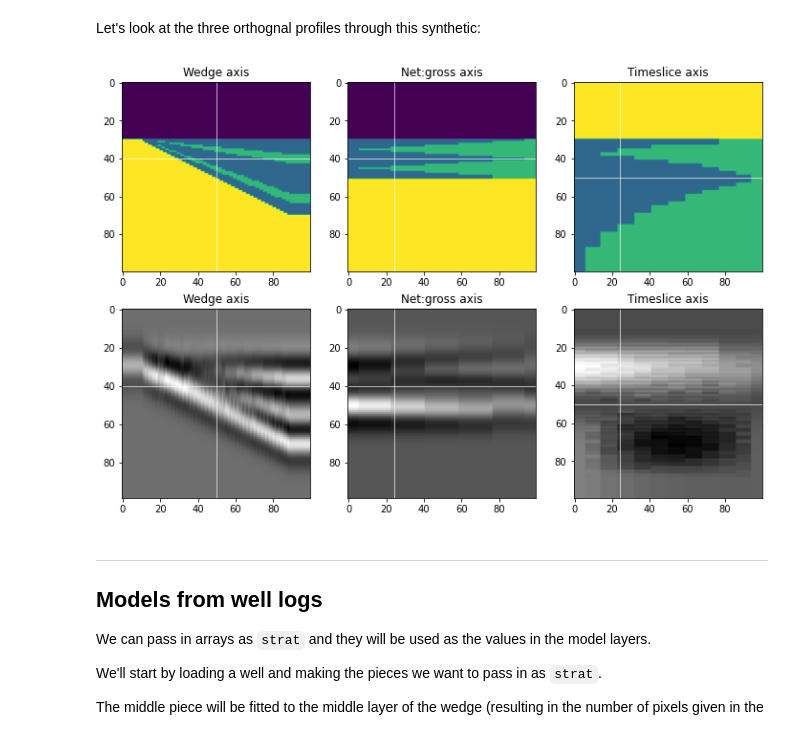
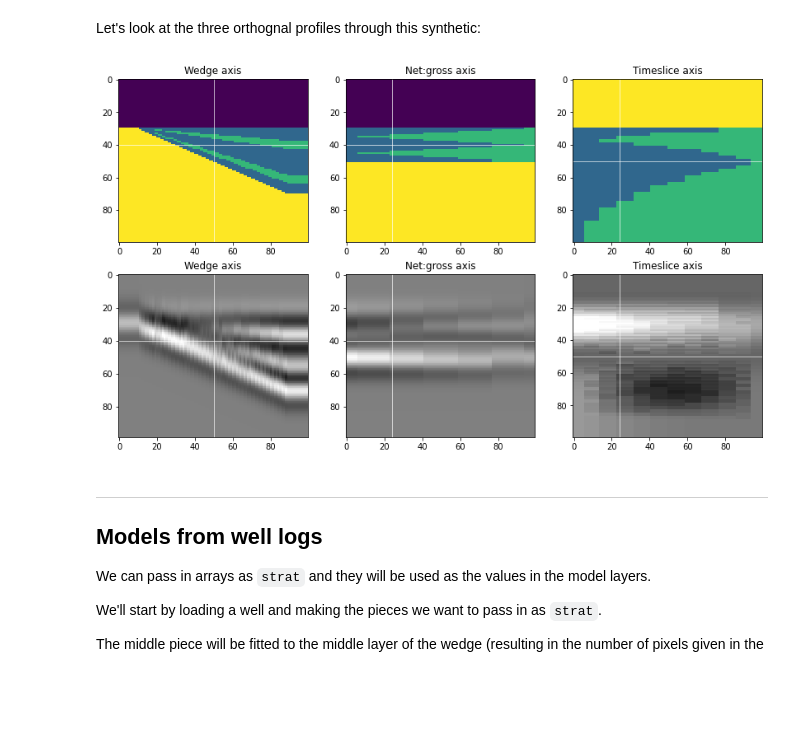
Before and after one commit to agilescientific/in-bruges, a Jupyter notebook: notebooks/Wedges.ipynb, the cells around one changed output. Drawn from its saved outputs; the diff is of its cells as text; code cells hidden in the pictures; blank space fills up the shorter version.

```diff
--- a/notebooks/Wedges.ipynb
+++ b/notebooks/Wedges.ipynb
@@ -314,25 +319,26 @@ syn.shape
 # %% [markdown]
 Let's look at the three orthognal profiles through this synthetic:
 # %%
+ma = np.percentile(syn, 99.9)
 vols, cmaps = [w, syn], ['viridis', 'gray']
 
-fig, axs = plt.subplots(ncols=3, nrows=2, figsize=(12, 8))
+fig, axs = plt.subplots(ncols=3, nrows=2, figsize=(14, 8))
 for row, vol, cm in zip(axs, vols, cmaps):
-    row[0].imshow(vol[:, :, 24], aspect='auto', cmap=cm)
+    row[0].imshow(vol[:, :, 24], aspect='auto', interpolation='none', cmap=cm, vmin=-ma if vol is syn else None, vmax=ma if vol is syn else None)
     row[0].axhline(40, c='w', lw=0.67)
     row[0].axvline(50, c='w', lw=0.67)
     row[0].set_title(f"Wedge axis")
-    row[1].imshow(vol[:, 50, :], aspect='auto', cmap=cm)
+    row[1].imshow(vol[:, 50, :], aspect='auto', interpolation='none', cmap=cm, vmin=-ma if vol is syn else None, vmax=ma if vol is syn else None)
     row[1].axhline(40, c='w', lw=0.67)
     row[1].axvline(24, c='w', lw=0.67)
     row[1].set_title(f"Net:gross axis")
-    row[2].imshow(vol[40, :, :], aspect='auto', cmap=cm, vmin=0 if vol is w else None)
+    row[2].imshow(vol[40, :, :], aspect='auto', interpolation='none', cmap=cm, vmin=0 if vol is w else -ma, vmax=ma if vol is syn else None)
     row[2].axhline(50, c='w', lw=0.67)
     row[2].axvline(24, c='w', lw=0.67)
     row[2].set_title(f"Timeslice axis")
 plt.show()
 # %% [output]
-[figure, old version]
+[figure, new version]
 # %% [markdown]
 ---
 
```
Also changed, not shown: parts of 14 cells of this notebook.
